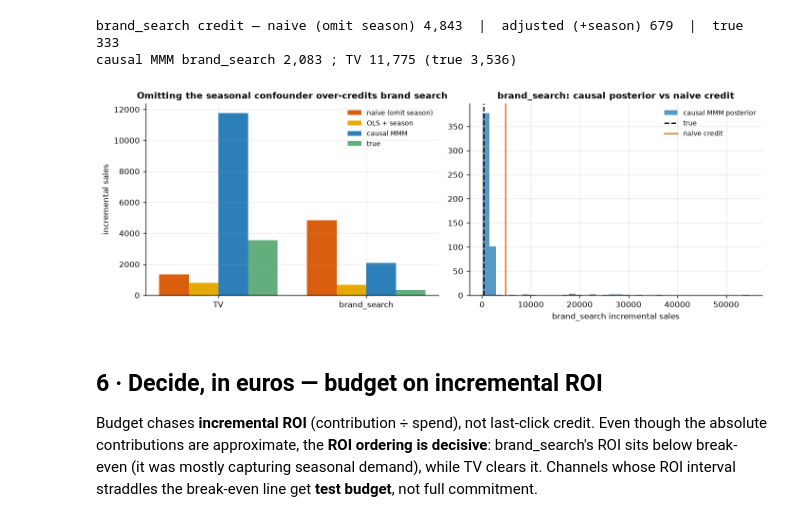
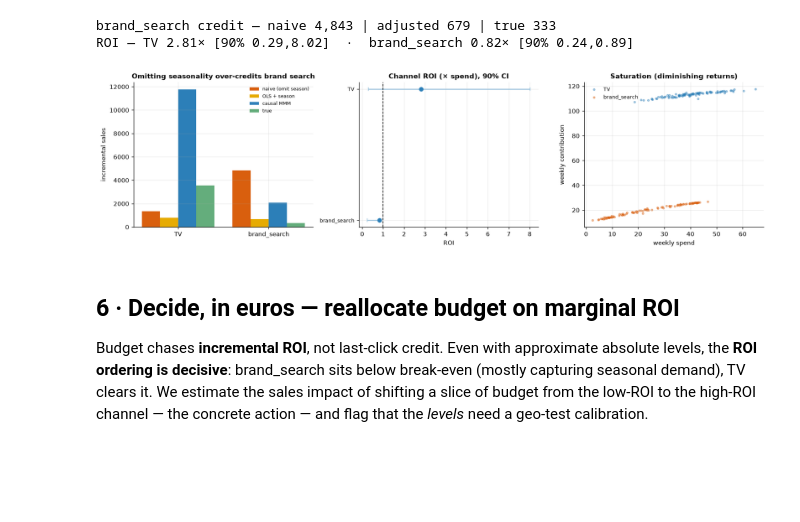
Before and after one commit to fmuia/sda_projects, a Jupyter notebook: notebooks/06_incrementality_mmm.ipynb, the cells around one changed output. Drawn from its saved outputs; the diff is of its cells as text; code cells hidden in the pictures; blank space fills up the shorter version.

Commit message:
Deepen 06 MMM: ROI forest with CIs, saturation/diminishing-returns curves, budget-reallocation decision (shift toward TV, P=0.96), calibration-to-experiment caveat kept front and center

```diff
--- a/notebooks/06_incrementality_mmm.ipynb
+++ b/notebooks/06_incrementality_mmm.ipynb
@@ -92,12 +73,9 @@ drives the budget, is the **ranking** and each channel's **ROI verdict** — sho
 # %%
 mmm.fit(X, y, random_seed=SEED, progressbar=False, target_accept=0.95, **DRAWS)
-contrib = mmm.compute_channel_contribution_original_scale()   # (chain, draw, date, channel)
-# total incremental contribution per channel: sum over dates, posterior over draws
-total = contrib.sum(dim="date")
-tv_post = total.sel(channel="tv").values.ravel()
-bs_post = total.sel(channel="brand_search").values.ravel()
-print(f"Causal MMM contribution — TV: {tv_post.mean():,.0f}   brand_search: {bs_post.mean():,.0f}")
-print(f"(true: TV {true_tv:,.0f}, brand_search {true_bs:,.0f} — absolute MMM contributions run high; see note above)")
+contrib = mmm.compute_channel_contribution_original_scale().sum(dim="date")
+tv_post = contrib.sel(channel="tv").values.ravel(); bs_post = contrib.sel(channel="brand_search").values.ravel()
+print(f"Causal MMM contribution — TV {tv_post.mean():,.0f}   brand_search {bs_post.mean():,.0f}")
+print(f"(true: TV {true_tv:,.0f}, brand_search {true_bs:,.0f} — absolute levels run high; see note.)")
 # %% [output]
 Initializing NUTS using jitter+adapt_diag...
 Multiprocess sampling (2 chains in 2 jobs)
@@ -124,37 +105,43 @@ also disentangles TV's adstocked/saturated contribution.
 # %%
-def ols_credit(cols):
+def credit(cols):
     Xn = np.column_stack([np.ones(len(df))] + [df[c].values for c in cols])
     b, *_ = np.linalg.lstsq(Xn, df["sales"].values, rcond=None)
-    coef = dict(zip(cols, b[1:]))
-    return coef["tv"] * df["tv"].sum(), coef["brand_search"] * df["brand_search"].sum()
+    c = dict(zip(cols, b[1:])); return c["tv"]*df["tv"].sum(), c["brand_search"]*df["brand_search"].sum()
+naive_tv, naive_bs = credit(["tv","brand_search"])
+adj_tv, adj_bs = credit(["tv","brand_search","seasonality"])
+spend_tv, spend_bs = df["tv"].sum(), df["brand_search"].sum()
+roi_tv, roi_bs = tv_post/spend_tv, bs_post/spend_bs
 
-naive_tv, naive_bs = ols_credit(["tv", "brand_search"])                 # OMITS the confounder
-adj_tv, adj_bs     = ols_credit(["tv", "brand_search", "seasonality"])  # adjusts for it
-print(f"brand_search credit — naive (omit season) {naive_bs:,.0f}  |  adjusted (+season) {adj_bs:,.0f}  |  true {true_bs:,.0f}")
-print(f"causal MMM brand_search {bs_post.mean():,.0f} ; TV {tv_post.mean():,.0f} (true {true_tv:,.0f})")
-
-labels = ["TV", "brand_search"]; x = np.arange(2)
-fig, ax = plt.subplots(1, 2, figsize=(11, 4))
-ax[0].bar(x-0.3, [naive_tv, naive_bs], 0.2, color=plots.ORANGE, label="naive (omit season)")
-ax[0].bar(x-0.1, [adj_tv, adj_bs], 0.2, color=plots.GOLD, label="OLS + season")
-ax[0].bar(x+0.1, [tv_post.mean(), bs_post.mean()], 0.2, color=plots.BLUE, label="causal MMM")
-ax[0].bar(x+0.3, [true_tv, true_bs], 0.2, color=plots.GREEN, alpha=0.7, label="true")
-ax[0].set_xticks(x); ax[0].set_xticklabels(labels); ax[0].legend(frameon=False, fontsize=8)
-ax[0].set_ylabel("incremental sales"); ax[0].set_title("Omitting the seasonal confounder over-credits brand search")
-ax[1].hist(bs_post, bins=40, color=plots.BLUE, alpha=0.8, label="causal MMM posterior")
-ax[1].axvline(true_bs, color="k", ls="--", label="true"); ax[1].axvline(naive_bs, color=plots.ORANGE, lw=1.4, label="naive credit")
-ax[1].set_xlabel("brand_search incremental sales"); ax[1].set_title("brand_search: causal posterior vs naive credit")
-ax[1].legend(frameon=False, fontsize=8)
+fig, ax = plt.subplots(1, 3, figsize=(14.5, 4))
+# (1) confounding correction
+labels = ["TV","brand_search"]; x = np.arange(2)
+ax[0].bar(x-0.3, [naive_tv,naive_bs], 0.2, color=plots.ORANGE, label="naive (omit season)")
+ax[0].bar(x-0.1, [adj_tv,adj_bs], 0.2, color=plots.GOLD, label="OLS + season")
+ax[0].bar(x+0.1, [tv_post.mean(),bs_post.mean()], 0.2, color=plots.BLUE, label="causal MMM")
+ax[0].bar(x+0.3, [true_tv,true_bs], 0.2, color=plots.GREEN, alpha=0.7, label="true")
+ax[0].set_xticks(x); ax[0].set_xticklabels(labels); ax[0].legend(frameon=False, fontsize=7)
+ax[0].set_ylabel("incremental sales"); ax[0].set_title("Omitting seasonality over-credits brand search")
+# (2) ROI forest
+plots.forest_plot(ax[1], ["TV","brand_search"], [roi_tv.mean(),roi_bs.mean()],
+    [np.quantile(roi_tv,.05),np.quantile(roi_bs,.05)], [np.quantile(roi_tv,.95),np.quantile(roi_bs,.95)],
+    ref=1.0, title="Channel ROI (× spend), 90% CI", xlabel="ROI")
+# (3) saturation: weekly contribution vs weekly spend per channel
+cw = mmm.compute_channel_contribution_original_scale().mean(dim=["chain","draw"])
+ax[2].scatter(df["tv"], cw.sel(channel="tv").values, s=8, alpha=0.4, color=plots.BLUE, label="TV")
+ax[2].scatter(df["brand_search"], cw.sel(channel="brand_search").values, s=8, alpha=0.4, color=plots.ORANGE, label="brand_search")
+ax[2].set_xlabel("weekly spend"); ax[2].set_ylabel("weekly contribution"); ax[2].set_title("Saturation (diminishing returns)"); ax[2].legend(frameon=False, fontsize=8)
 fig.tight_layout()
+print(f"brand_search credit — naive {naive_bs:,.0f} | adjusted {adj_bs:,.0f} | true {true_bs:,.0f}")
+print(f"ROI — TV {roi_tv.mean():.2f}× [90% {np.quantile(roi_tv,.05):.2f},{np.quantile(roi_tv,.95):.2f}]  ·  "
+      f"brand_search {roi_bs.mean():.2f}× [90% {np.quantile(roi_bs,.05):.2f},{np.quantile(roi_bs,.95):.2f}]")
 # %% [output]
-brand_search credit — naive (omit season) 4,843  |  adjusted (+season) 679  |  true 333
-causal MMM brand_search 2,083 ; TV 11,775 (true 3,536)
+brand_search credit — naive 4,843 | adjusted 679 | true 333
+ROI — TV 2.81× [90% 0.29,8.02]  ·  brand_search 0.82× [90% 0.24,0.89]
-[figure, old version]
+[figure, new version]
 # %% [markdown]
-## 6 · Decide, in euros — budget on incremental ROI
+## 6 · Decide, in euros — reallocate budget on marginal ROI
 
-Budget chases **incremental ROI** (contribution ÷ spend), not last-click credit. Even
-though the absolute contributions are approximate, the **ROI ordering is decisive**:
-brand_search's ROI sits below break-even (it was mostly capturing seasonal demand),
-while TV clears it. Channels whose ROI interval straddles the break-even line get
-**test budget**, not full commitment.
+Budget chases **incremental ROI**, not last-click credit. Even with approximate absolute levels, the
+**ROI ordering is decisive**: brand_search sits below break-even (mostly capturing seasonal demand),
+TV clears it. We estimate the sales impact of shifting a slice of budget from the low-ROI to the
+high-ROI channel — the concrete action — and flag that the *levels* need a geo-test calibration.
```
Also changed, not shown: parts of 12 cells of this notebook.
